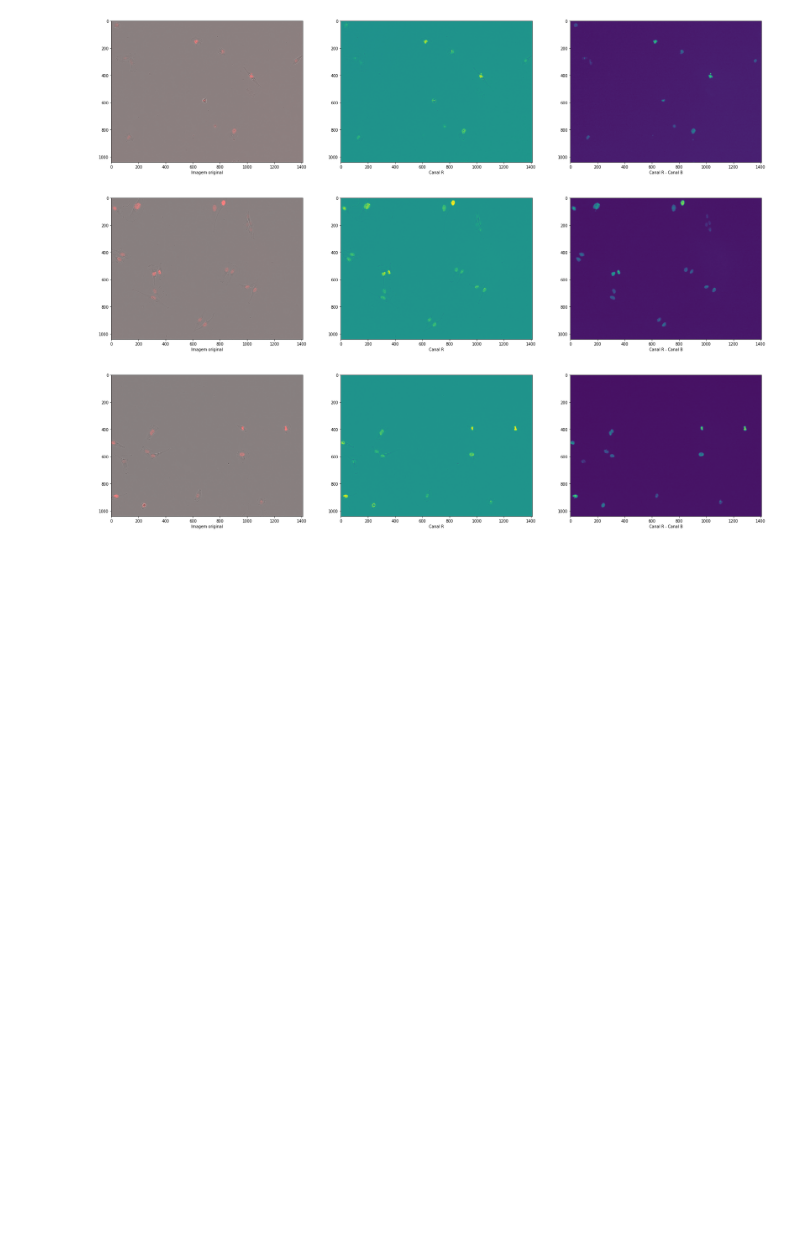
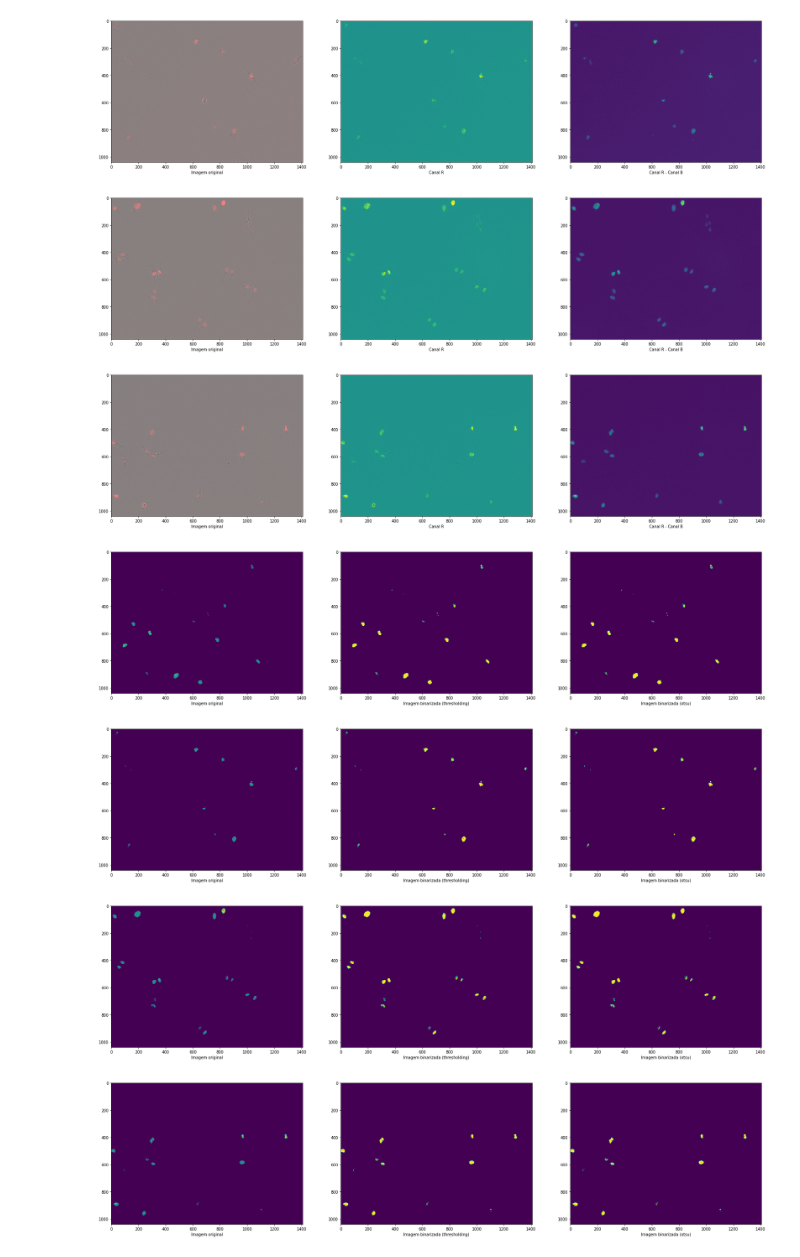
Before and after one commit to Beretta350/counting-cell-kernels, a Jupyter notebook: trabalho1.ipynb, the cells around one changed output. Drawn from its saved outputs; the diff is of its cells as text; code cells hidden in the pictures; blank space fills up the shorter version.

```diff
--- a/trabalho1.ipynb
+++ b/trabalho1.ipynb
@@ -41,4 +46,67 @@ for filename in ['composite_01.png', 'composite_02.png', 'composite_03.png', 'co
 [figure]
 [figure]
 [figure]
+# %%
+def auto_thresholding(img, delta_t = 0.01):
+    t = img.mean()
+    t_old = t + 2*delta_t
+
+    while abs(t - t_old) > delta_t:
+        mean_r1 = np.average(img, weights=(img < t))
+        mean_r2 = np.average(img, weights=(img >= t))
+
+        t_old = t
+        t = 0.5 * (mean_r1 + mean_r2)
+
+    return t
+
+def thresholding(img):
+    t = auto_thresholding(img)
+
+    img_bin = img.copy()
+    h = img.shape[0]
+    w = img.shape[1]
+    for y in range(0, h):
+        for x in range(0, w):
+            img_bin[y, x] = 255 if img[y, x] >= t else 0
+
+    return img_bin
+
+def otsu(img):
+    _, img_bin = cv2.threshold(img,0,255,cv2.THRESH_BINARY+cv2.THRESH_OTSU)
+    return img_bin
+
+for filename in ['composite_01.png', 'composite_02.png', 'composite_03.png', 'composite_04.png']:
+    img = cv2.imread(filename)
+    img = cv2.cvtColor(img, cv2.COLOR_BGR2RGB)
+    img_red = img[:,:,0]
+    img_blue = img[:,:,2]
+
+    img_red_minus_blue = img_red - img_blue
+    img_red_minus_blue = normalize(img_red_minus_blue)
+
+    img_red_minus_blue_bin_thresh = thresholding(img_red_minus_blue)
+    img_red_minus_blue_bin_otsu = otsu(img_red_minus_blue)
+
+    fig = plt.figure(figsize=(30,30))
+
+    ax = fig.add_subplot(131)
+    ax.set_xlabel("Imagem original")
+    ax.imshow(img_red_minus_blue)
+
+    ax = fig.add_subplot(132)
+    ax.set_xlabel("Imagem binarizada (thresholding)")
+    ax.imshow(img_red_minus_blue_bin_thresh)
+
+    ax = fig.add_subplot(133)
+    ax.set_xlabel("Imagem binarizada (otsu)")
+    ax.imshow(img_red_minus_blue_bin_otsu)
+
+
+    plt.show()
+# %% [output]
+[figure, added]
+[figure, added]
+[figure, added]
+[figure, added]
 # %%
```
Also changed, not shown: parts of 3 cells of this notebook.
